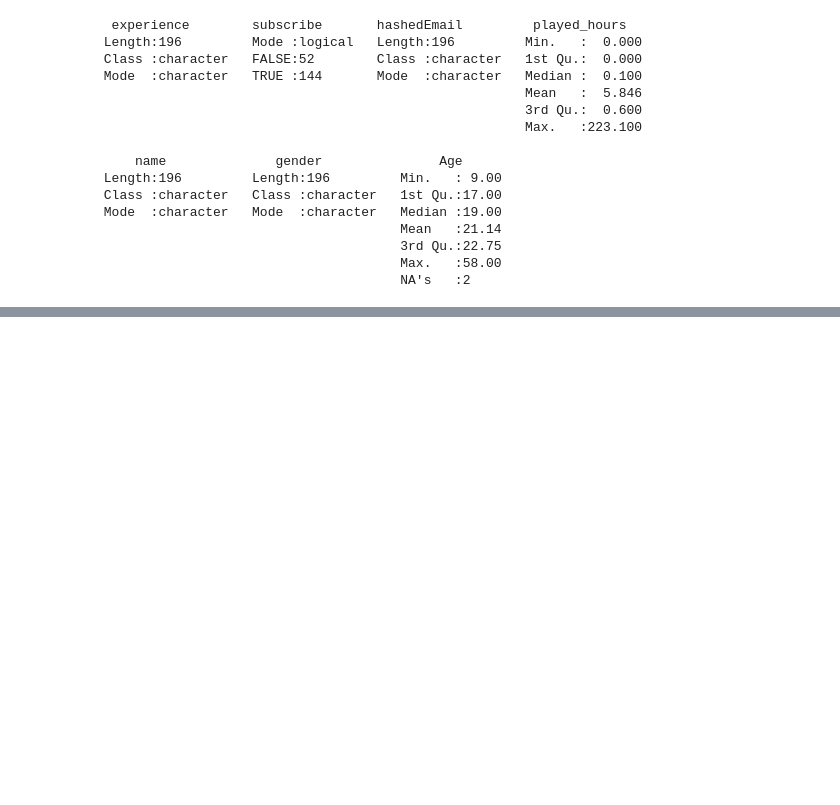
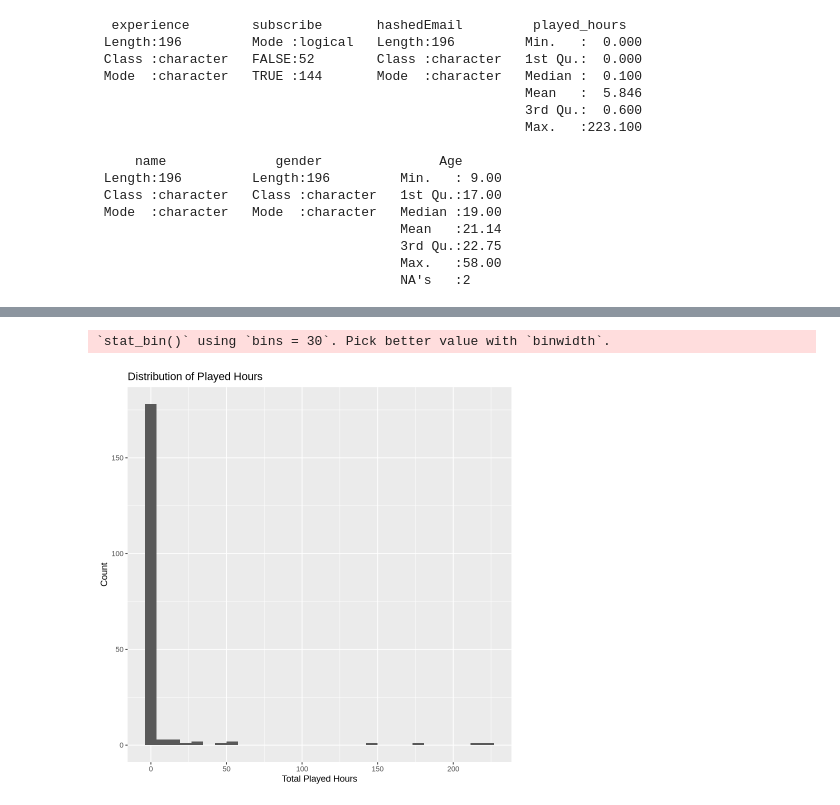
Before and after one commit to Jmmchai/individual-planning-stage, a Jupyter notebook: Individual project.ipynb, the cells around one changed output, grey strips where cells are left out. Drawn from its saved outputs; the diff is of its cells as text; code cells hidden in the pictures; blank space fills up the shorter version.

```diff
--- a/Individual project.ipynb
+++ b/Individual project.ipynb
@@ -157,0 +135,8 @@ summary(sessions)
+# %%
+Played_hours_distr <- ggplot(players_wrangling, aes(x = played_hours))+
+geom_histogram()+
+labs(title = "Distribution of Played Hours", x = "Total Played Hours", y = "Count")
+Played_hours_distr
+# %% [output]
+`stat_bin()` using `bins = 30`. Pick better value with `binwidth`.
+[figure, added]
```
Also changed, not shown: parts of 22 cells of this notebook.
